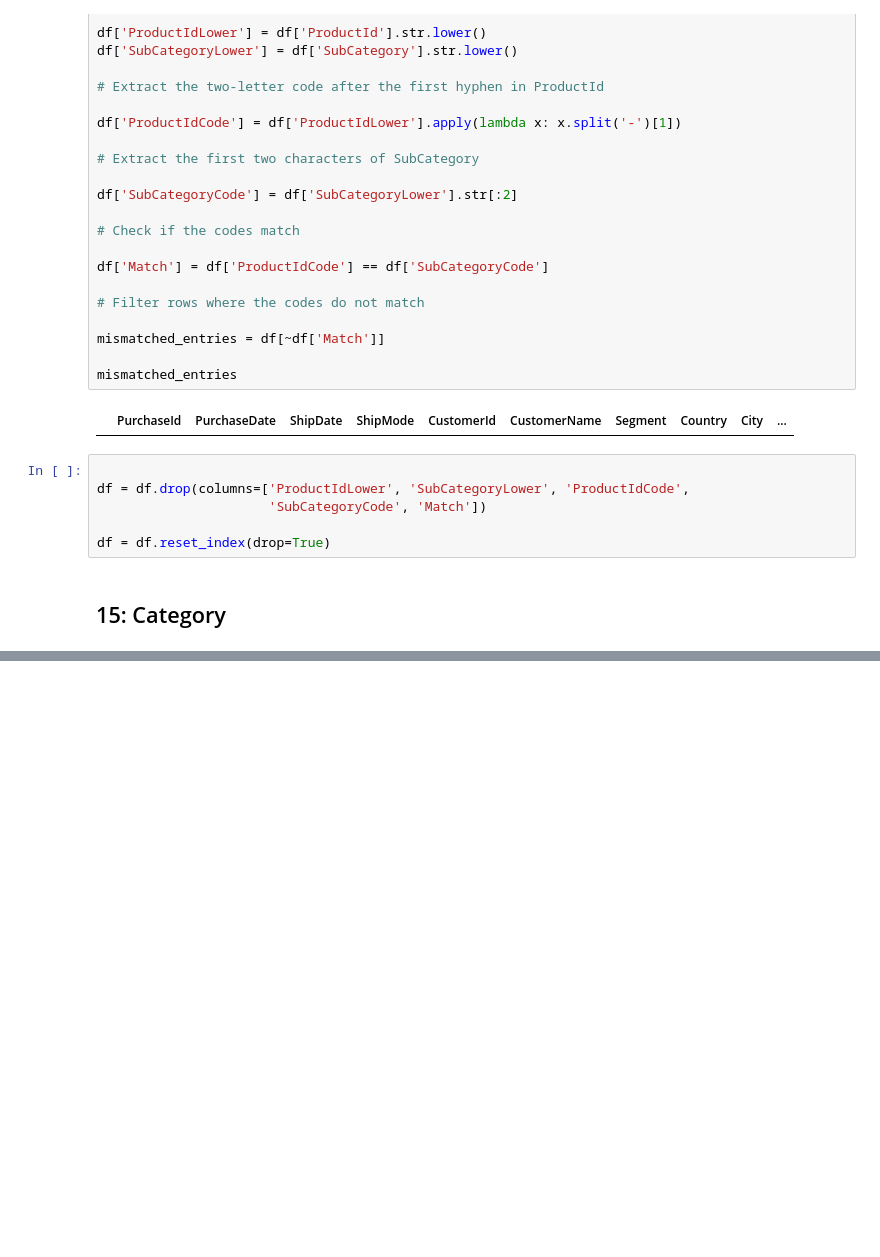
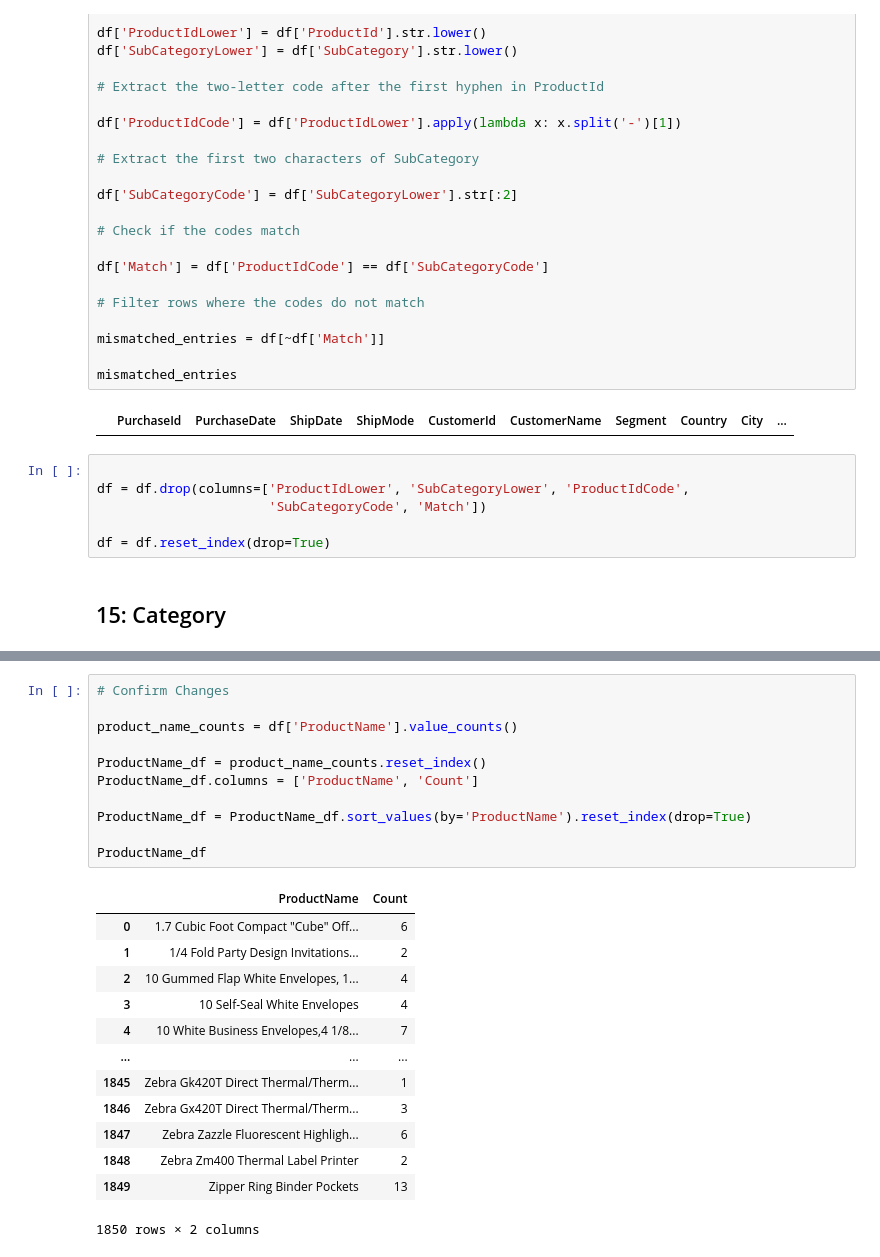
Before and after one commit to airsahin/BI-Analysis-ECommerce, a Jupyter notebook: EComProject.ipynb, the cells around one changed output, grey strips where cells are left out. Drawn from its saved outputs; the diff is of its cells as text; blank space fills up the shorter version.

```diff
--- a/EComProject.ipynb
+++ b/EComProject.ipynb
@@ -1095,0 +1250,25 @@ df = df.reset_index(drop=True)
+# %%
+# Confirm Changes
+
+product_name_counts = df['ProductName'].value_counts()
+
+ProductName_df = product_name_counts.reset_index()
+ProductName_df.columns = ['ProductName', 'Count']
+
+ProductName_df = ProductName_df.sort_values(by='ProductName').reset_index(drop=True)
+
+ProductName_df
+# %% [output]
+|  | ProductName | Count |
+| 0 | 1.7 Cubic Foot Compact "Cube" Off... | 6 |
+| 1 | 1/4 Fold Party Design Invitations... | 2 |
+| 2 | 10 Gummed Flap White Envelopes, 1... | 4 |
+| 3 | 10 Self-Seal White Envelopes | 4 |
+| 4 | 10 White Business Envelopes,4 1/8... | 7 |
+| ... | ... | ... |
+| 1845 | Zebra Gk420T Direct Thermal/Therm... | 1 |
+| 1846 | Zebra Gx420T Direct Thermal/Therm... | 3 |
+| 1847 | Zebra Zazzle Fluorescent Highligh... | 6 |
+| 1848 | Zebra Zm400 Thermal Label Printer | 2 |
+| 1849 | Zipper Ring Binder Pockets | 13 |
+1850 rows × 2 columns
```
Also changed, not shown: parts of 26 cells of this notebook.
